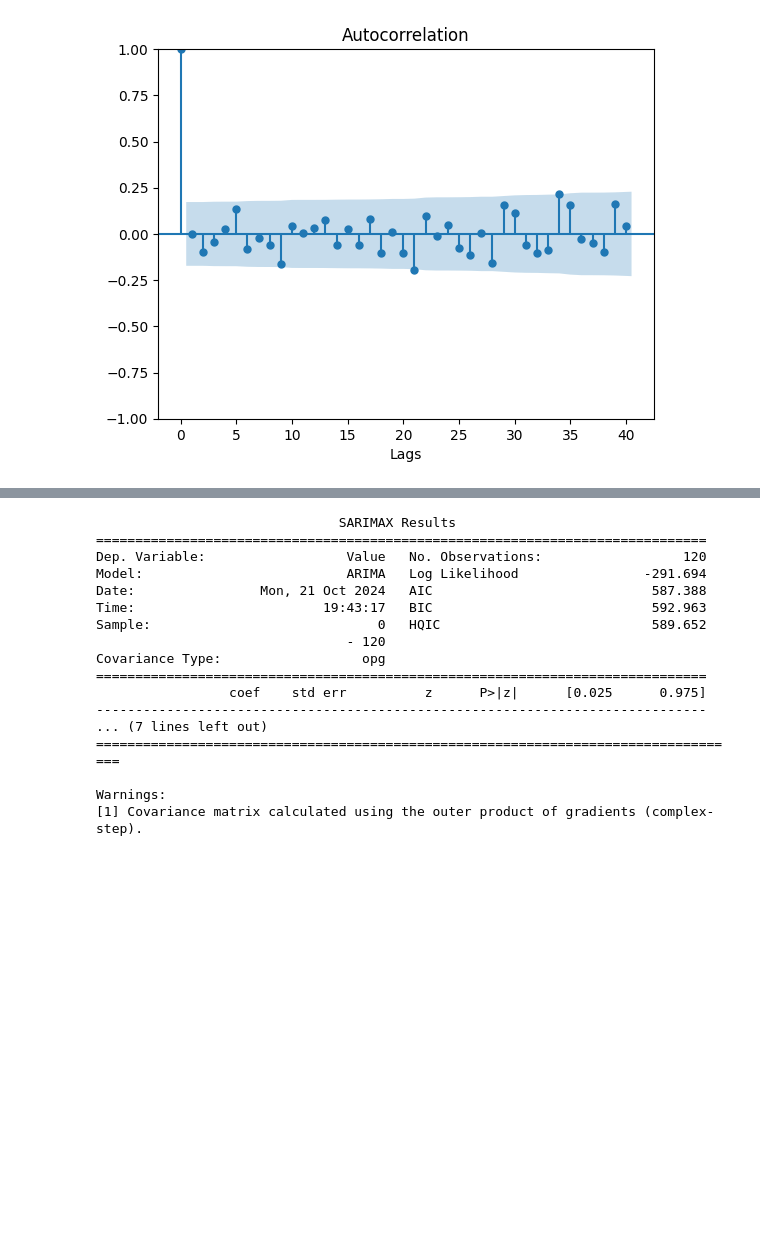
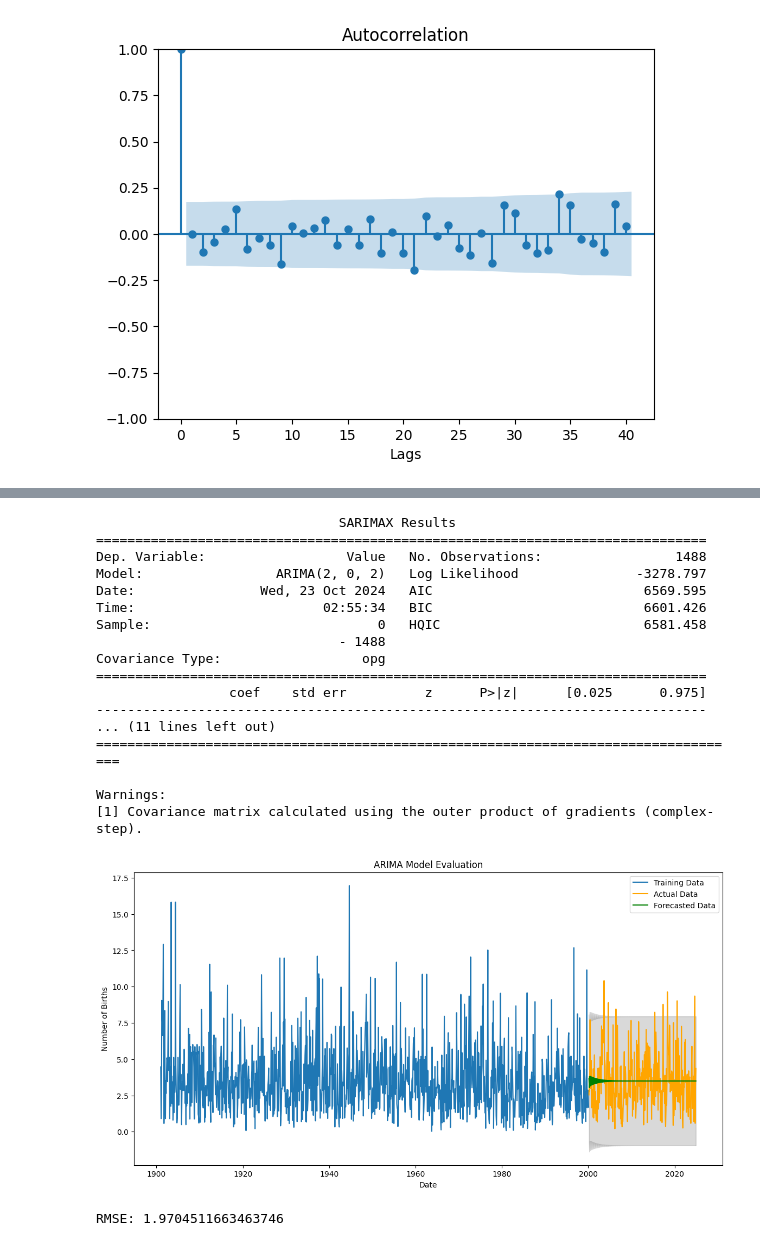
Before and after one commit to phipyao/ds4002-project-2, a Jupyter notebook: SCRIPTS/code.ipynb, the cells around one changed output, grey strips where cells are left out. Cells and saved outputs as stored; diff of their text form; code cells hidden in the pictures; blank space fills up the shorter version.

Commit message:
Fitted model, assessed model

```diff
--- a/SCRIPTS/code.ipynb
+++ b/SCRIPTS/code.ipynb
@@ -259,24 +254,67 @@ plot_pacf(df_long['Value'], lags=25)
 # %%
 from statsmodels.tsa.arima.model import ARIMA
 
-model = ARIMA(df_long['Value'], order=(0, 0, 0))
+model = ARIMA(df_long['Value'], order=(2, 0, 2))
 model_fit = model.fit()
 print(model_fit.summary())
 # %% [output]
                                SARIMAX Results
 ==============================================================================
-Dep. Variable:                  Value   No. Observations:                  120
-Model:                          ARIMA   Log Likelihood                -291.694
-Date:                Mon, 21 Oct 2024   AIC                            587.388
-Time:                        19:43:17   BIC                            592.963
-Sample:                             0   HQIC                           589.652
-                                - 120
+Dep. Variable:                  Value   No. Observations:                 1488
+Model:                 ARIMA(2, 0, 2)   Log Likelihood               -3278.797
+Date:                Wed, 23 Oct 2024   AIC                           6569.595
+Time:                        02:55:34   BIC                           6601.426
+Sample:                             0   HQIC                          6581.458
+                               - 1488
 Covariance Type:                  opg
 ==============================================================================
                  coef    std err          z      P>|z|      [0.025      0.975]
 ------------------------------------------------------------------------------
-... (7 lines left out)
+... (11 lines left out)
 ===================================================================================
 
 Warnings:
 [1] Covariance matrix calculated using the outer product of gradients (complex-step).
+# %%
+df_long.set_index('Date', inplace=True)
+
+forecast = model_fit.get_forecast(steps=30)
+from sklearn.metrics import mean_squared_error
+
+
+# Split the data into train and test
+train_size = int(len(df_long) * 0.8)
+train, test = df_long[0:train_size], df_long[train_size:len(df_long)]
+
+# Fit the ARIMA model on the training dataset
+model_train = ARIMA(train['Value'], order=(2, 0, 2))
+model_train_fit = model_train.fit()
+
+# Forecast on the test dataset
+test_forecast = model_train_fit.get_forecast(steps=len(test))
+test_forecast_series = pd.Series(test_forecast.predicted_mean, index=test.index)
+
+
+# Calculate the mean squared error
+mse = mean_squared_error(test['Value'], test_forecast_series)
+rmse = mse**0.5
+
+# Create a plot to compare the forecast with the actual test data
+plt.figure(figsize=(14,7))
+plt.plot(train['Value'], label='Training Data')
+plt.plot(test['Value'], label='Actual Data', color='orange')
+plt.plot(test_forecast_series, label='Forecasted Data', color='green')
+plt.fill_between(test.index,
+                 test_forecast.conf_int().iloc[:, 0],
+                 test_forecast.conf_int().iloc[:, 1],
+                 color='k', alpha=.15)
+plt.title('ARIMA Model Evaluation')
+plt.xlabel('Date')
+plt.ylabel('Number of Births')
+plt.legend()
+plt.show()
+
+print('RMSE:', rmse)
+# %% [output]
+[figure, added]
+RMSE: 1.9704511663463746
```
Also changed, not shown: parts of 5 cells of this notebook.
